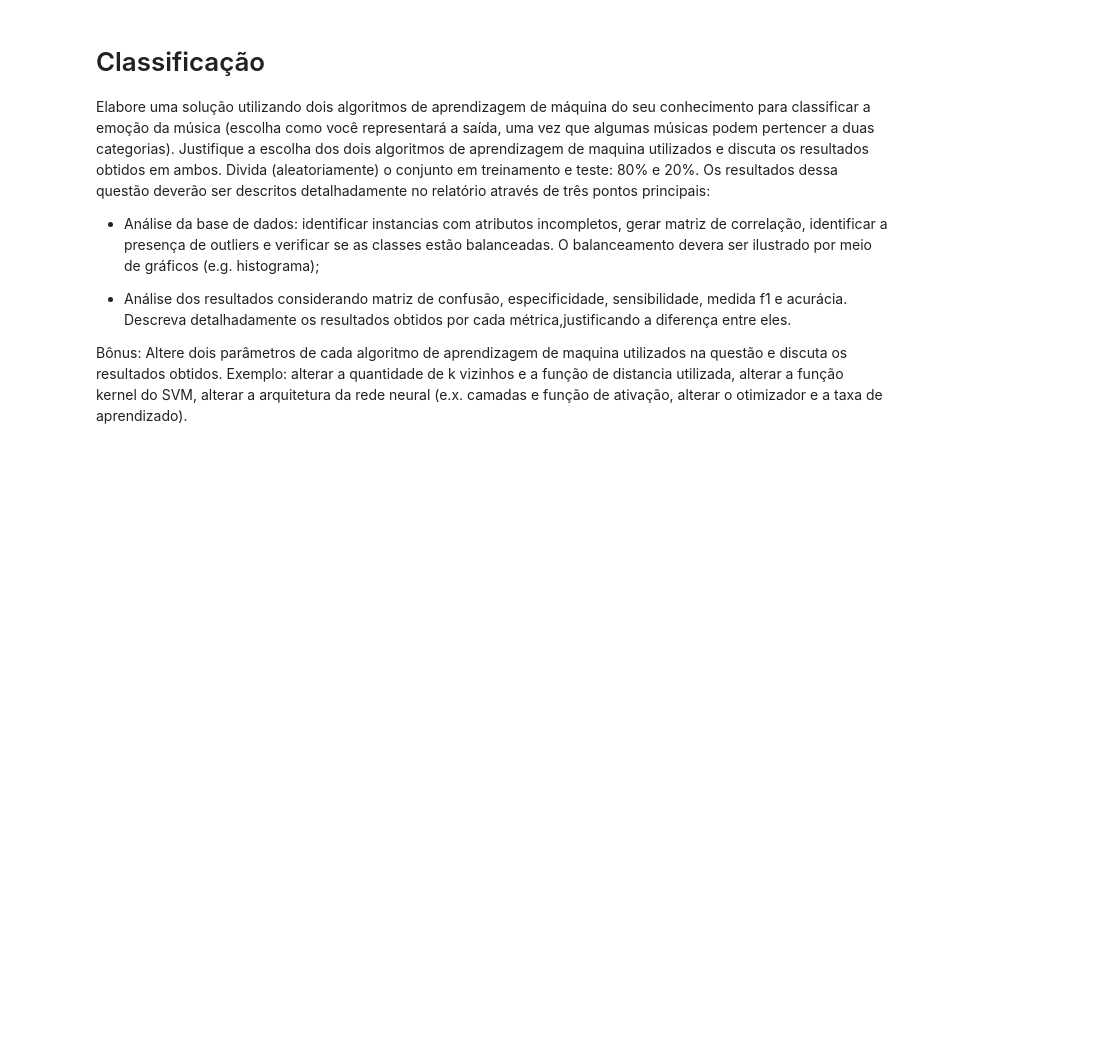
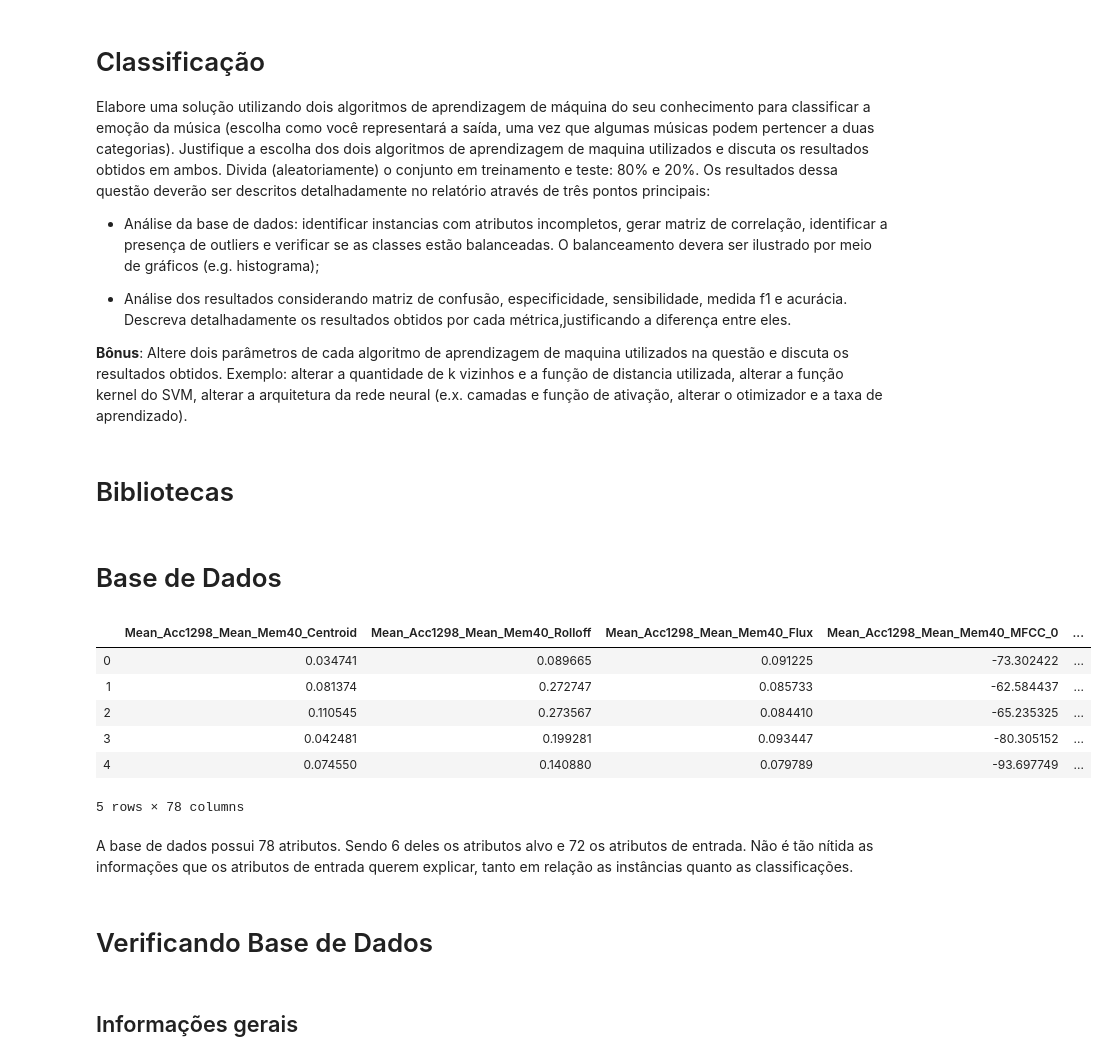
Before and after one commit to LuyzaDomingos/IA, a Jupyter notebook: Classificacao/questao1.ipynb, the cells around one changed output. Cells and saved outputs as stored; diff of their text form; code cells hidden in the pictures; blank space fills up the shorter version.

```diff
--- a/Classificacao/questao1.ipynb
+++ b/Classificacao/questao1.ipynb
@@ -7,4 +7,6 @@ Elabore uma solução utilizando dois algoritmos de aprendizagem de máquina do
 
 - Análise dos resultados considerando matriz de confusão, especificidade, sensibilidade, medida f1 e acurácia. Descreva detalhadamente os resultados obtidos por cada métrica,justificando a diferença entre eles.
 
-Bônus: Altere dois parâmetros de cada algoritmo de aprendizagem de maquina utilizados na questão e discuta os resultados obtidos. Exemplo: alterar a quantidade de k vizinhos e a função de distancia utilizada, alterar a função kernel do SVM, alterar a arquitetura da rede neural (e.x. camadas e função de ativação, alterar o otimizador e a taxa de aprendizado).
+**Bônus**: Altere dois parâmetros de cada algoritmo de aprendizagem de maquina utilizados na questão e discuta os resultados obtidos. Exemplo: alterar a quantidade de k vizinhos e a função de distancia utilizada, alterar a função kernel do SVM, alterar a arquitetura da rede neural (e.x. camadas e função de ativação, alterar o otimizador e a taxa de aprendizado).
+# %% [markdown]
+# Bibliotecas
@@ -10,0 +22,20 @@ Bônus: Altere dois parâmetros de cada algoritmo de aprendizagem de maquina uti
+# %% [markdown]
+# Base de Dados
+# %%
+base = arff.loadarff('multilabel-classification-emotions/emotions.arff')
+df_base = pd.DataFrame(base[0])
+df_base.head()
+# %% [output]
+|  | Mean_Acc1298_Mean_Mem40_Centroid | Mean_Acc1298_Mean_Mem40_Rolloff | Mean_Acc1298_Mean_Mem40_Flux | Mean_Acc1298_Mean_Mem40_MFCC_0 | ... |
+| 0 | 0.034741 | 0.089665 | 0.091225 | -73.302422 | ... |
+| 1 | 0.081374 | 0.272747 | 0.085733 | -62.584437 | ... |
+| 2 | 0.110545 | 0.273567 | 0.084410 | -65.235325 | ... |
+| 3 | 0.042481 | 0.199281 | 0.093447 | -80.305152 | ... |
+| 4 | 0.074550 | 0.140880 | 0.079789 | -93.697749 | ... |
+5 rows × 78 columns
+# %% [markdown]
+A base de dados possui 78 atributos. Sendo 6 deles os atributos alvo e 72 os atributos de entrada. Não é tão nítida as informações que os atributos de entrada querem explicar, tanto em relação as instâncias quanto as  classificações.
+# %% [markdown]
+# Verificando Base de Dados
+# %% [markdown]
+## Informações gerais
```
Also changed, not shown: parts of 38 cells of this notebook, 2 other files.
